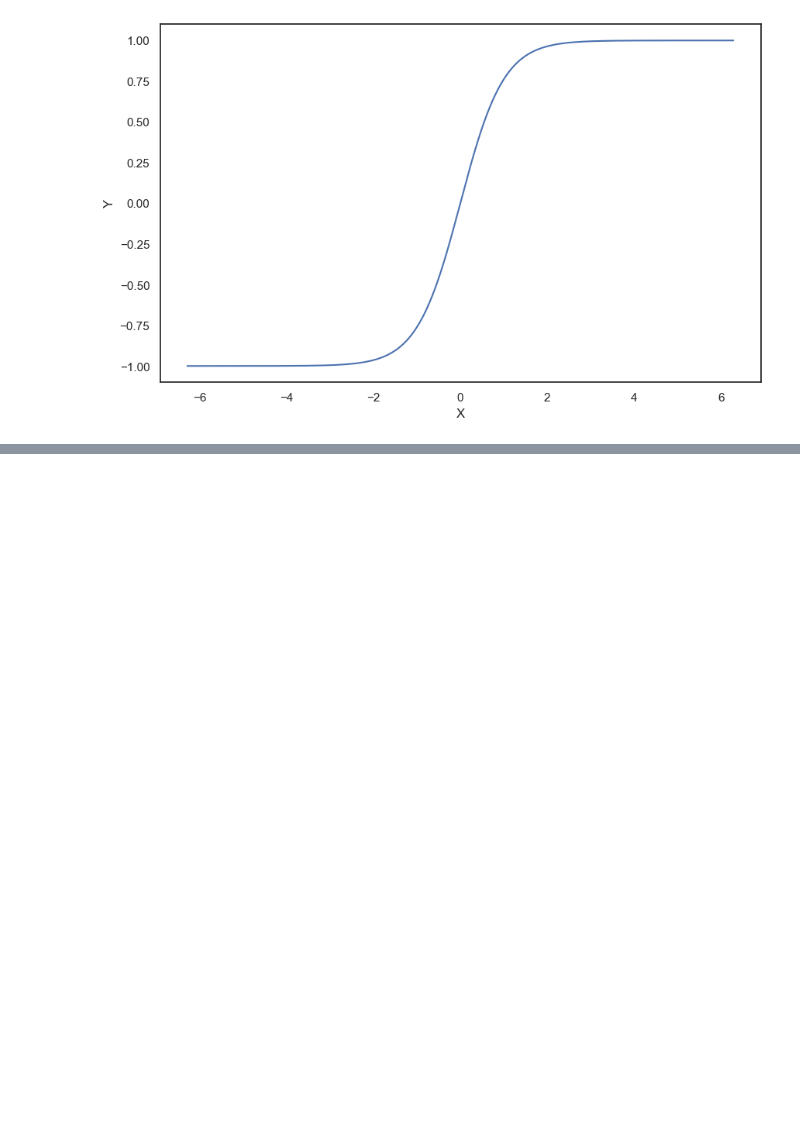
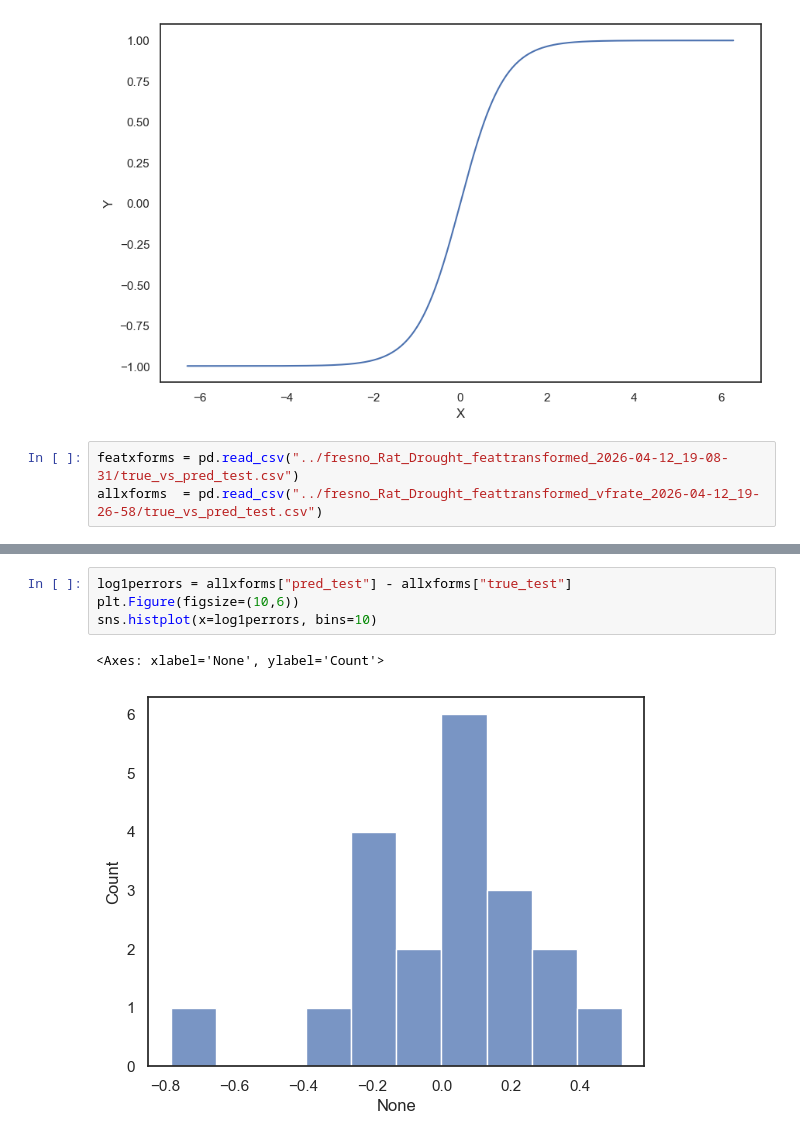
Before and after one commit to dillonallen92/ValleyFeverAnalysis_Cleaned, a Jupyter notebook: data/runs/fresno_Rat_Drought_baseline_2026-04-12_14-47-14_Winner/fresno_data_analysis.ipynb, the cells around one changed output, grey strips where cells are left out. Drawn from its saved outputs; the diff is of its cells as text; blank space fills up the shorter version.

Commit message:
kern and fresno data processed

```diff
--- a/data/runs/fresno_Rat_Drought_baseline_2026-04-12_14-47-14_Winner/fresno_data_analysis.ipynb
+++ b/data/runs/fresno_Rat_Drought_baseline_2026-04-12_14-47-14_Winner/fresno_data_analysis.ipynb
@@ -171,3 +171,6 @@ ax.set_ylabel("Y")
 Text(0, 0.5, 'Y')
 [figure]
 [figure]
+# %%
+featxforms = pd.read_csv("../fresno_Rat_Drought_feattransformed_2026-04-12_19-08-31/true_vs_pred_test.csv")
+allxforms  = pd.read_csv("../fresno_Rat_Drought_feattransformed_vfrate_2026-04-12_19-26-58/true_vs_pred_test.csv")
@@ -173,0 +189,7 @@ Text(0, 0.5, 'Y')
+# %%
+log1perrors = allxforms["pred_test"] - allxforms["true_test"]
+plt.Figure(figsize=(10,6))
+sns.histplot(x=log1perrors, bins=10)
+# %% [output]
+<Axes: xlabel='None', ylabel='Count'>
+[figure, added]
```
Also changed, not shown: parts of 6 cells of this notebook, 1 other file.
